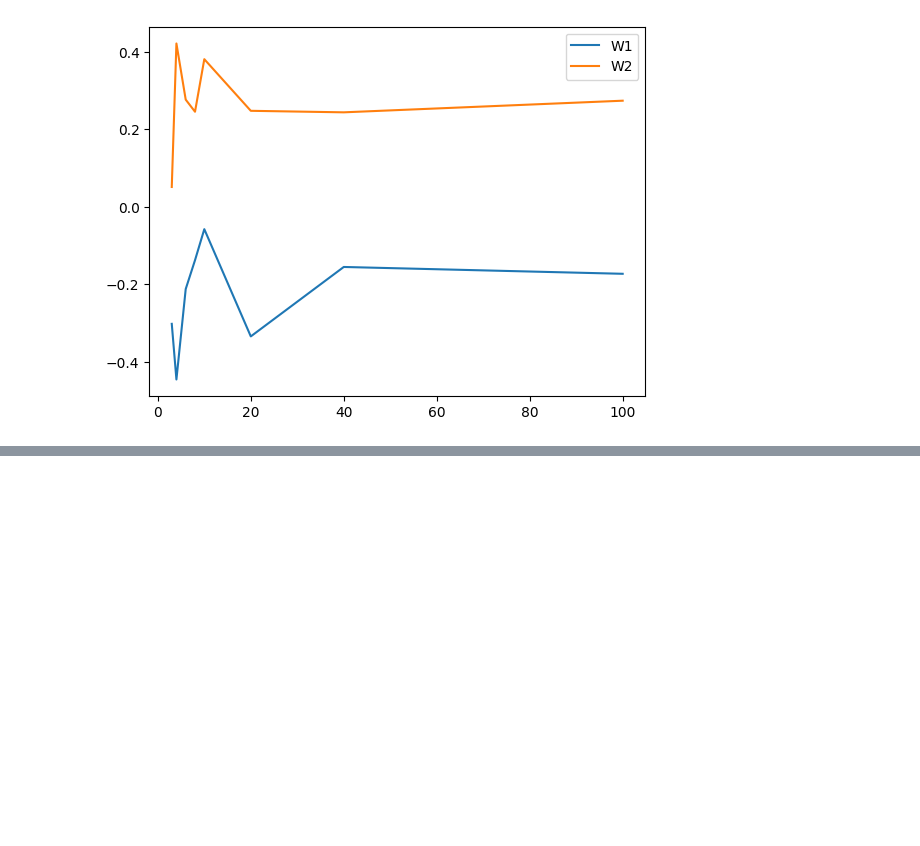
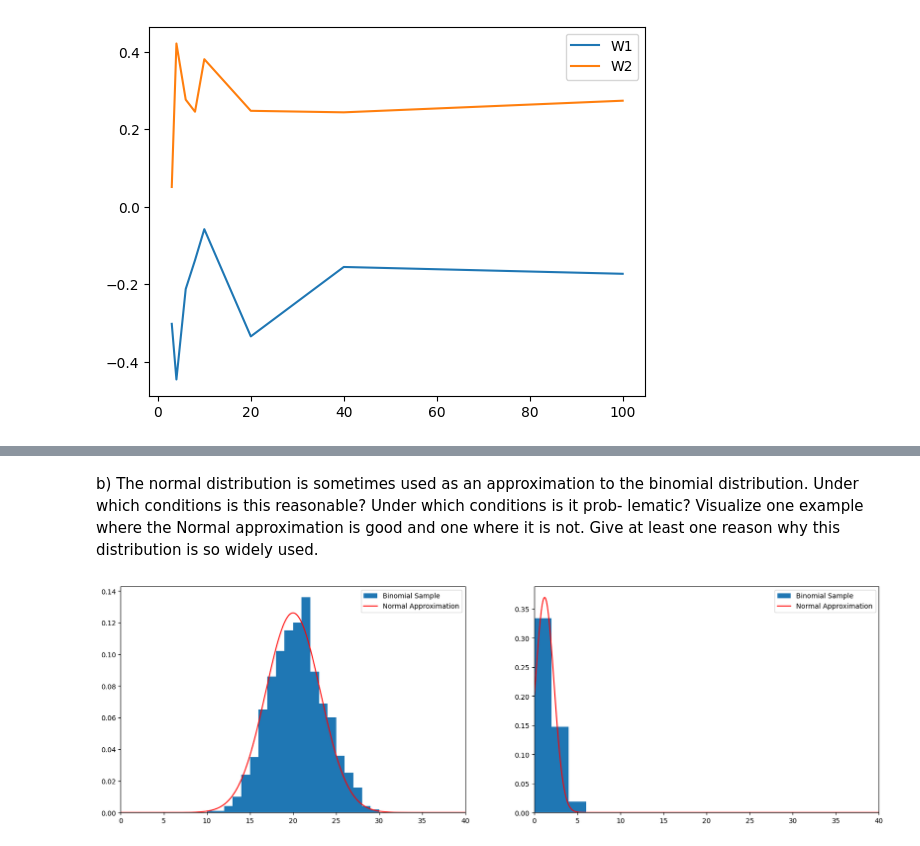
Before and after one commit to Javiermateor/Machine-Intelligence-I, a Jupyter notebook: Exercises/Exercise_08.ipynb, the cells around one changed output, grey strips where cells are left out. Cells and saved outputs as stored; diff of their text form; code cells hidden in the pictures; blank space fills up the shorter version.

```diff
--- a/Exercises/Exercise_08.ipynb
+++ b/Exercises/Exercise_08.ipynb
@@ -216,0 +267,60 @@ Average W:  [[-0.22705395]
+# %% [markdown]
+b) The normal distribution is sometimes used as an approximation to the binomial distribution. Under which conditions is this reasonable? Under which conditions is it prob- lematic? Visualize one example where the Normal approximation is good and one where it is not. Give at least one reason why this distribution is so widely used.
+# %%
+from scipy.stats import binom, norm
+
+fig5 = plt.figure(figsize=(20,6))
+
+ax1 = fig5.add_subplot(121)
+# Set the sample size and probability of success
+n = 40
+p = 0.5
+
+# Generate a random sample from the binomial distribution
+binom_sample = binom.rvs(n=n, p=p, size=1000)
+
+# Calculate the mean and standard deviation of the binomial sample
+binom_mean = n*p
+binom_std = np.sqrt(n*p*(1-p))
+
+# Generate a normal approximation to the binomial distribution
+norm_sample = norm.rvs(loc=binom_mean, scale=binom_std, size=1000)
+
+# Plot the binomial sample and normal approximation on a histogram
+plt.hist(binom_sample, bins=20, density=True, label='Binomial Sample')
+# Plot the normal approximation on the same histogram as a red line
+plt.plot(np.linspace(0, 100, 1000), norm.pdf(np.linspace(0, 100, 1000), loc=binom_mean, scale=binom_std), color='red', label='Normal Approximation')
+
+#Einstellungen
+plt.legend()
+plt.xlim(0,40)
+
+
+ax2 = fig5.add_subplot(122)
+# Set the sample size and probability of success
+n = 40
+p = 0.03
+
+# Generate a random sample from the binomial distribution
+binom_sample = binom.rvs(n=n, p=p, size=1000)
+
+# Calculate the mean and standard deviation of the binomial sample
+binom_mean = n*p
+binom_std = np.sqrt(n*p*(1-p))
+
+# Generate a normal approximation to the binomial distribution
+norm_sample = norm.rvs(loc=binom_mean, scale=binom_std, size=1000)
+
+# Plot the binomial sample and normal approximation on a histogram
+plt.hist(binom_sample, bins=3, density=True, label='Binomial Sample')
+# Plot the normal approximation on the same histogram as a red line
+plt.plot(np.linspace(0, 100, 1000), norm.pdf(np.linspace(0, 100, 1000), loc=binom_mean, scale=binom_std), color='red', label='Normal Approximation')
+
+#Einstellungen
+plt.legend()
+plt.xlim(0,40)
+
+
+plt.show()
+# %% [output]
+[figure, added]
```
Also changed, not shown: parts of 9 cells of this notebook.
